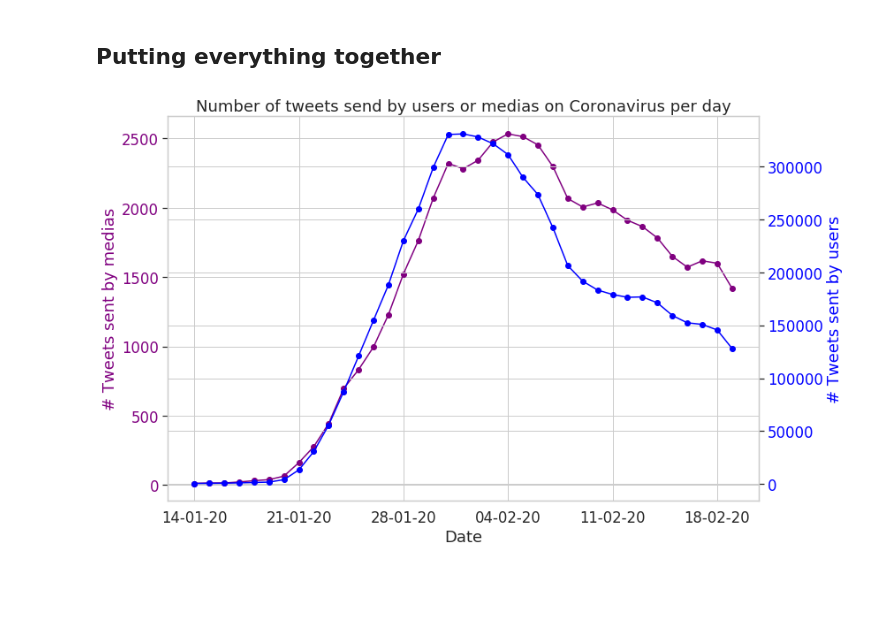
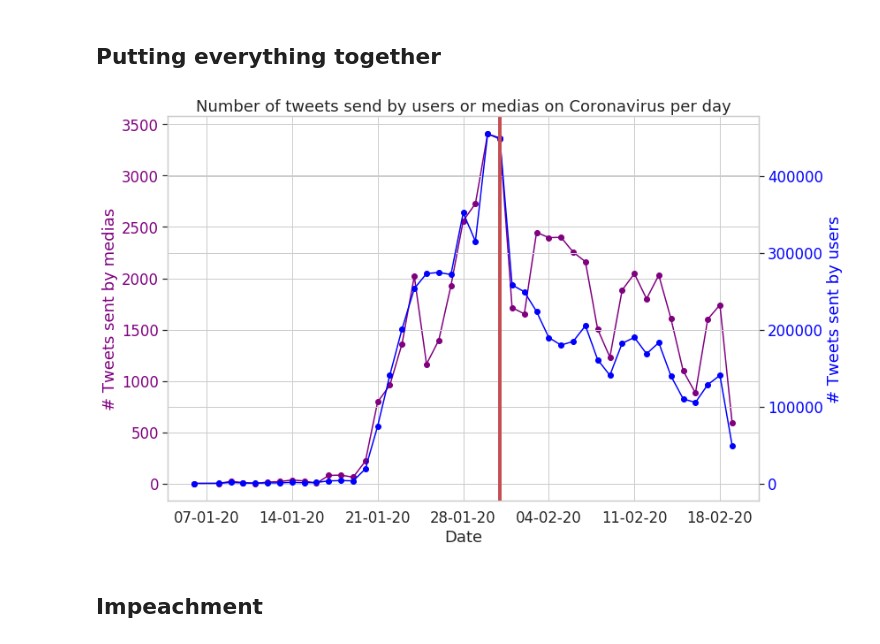
Before and after one commit to JRappaz/Panorama, a Jupyter notebook: notebooks/COVID.ipynb, the cells around one changed output. Drawn from its saved outputs; the diff is of its cells as text; code cells hidden in the pictures; blank space fills up the shorter version.

```diff
--- a/notebooks/COVID.ipynb
+++ b/notebooks/COVID.ipynb
@@ -153,33 +231,35 @@ merge = tweets_medias_per_day.merge(tweets_users_per_day, left_on='date', right_
 # %%
 merge = merge.sort_values(by=['date'])
 # Prettier plotting with seaborn
 sns.set(font_scale=1.5, style="whitegrid")
 
 fig, ax = plt.subplots(figsize=(12, 8))
 ax.plot(merge['date'],
-        merge['published_x'].rolling(window=8).mean(),
+        merge['published_x'].rolling(window=1).mean(),
         '-o',
         color='purple', label="medias")
 ax.set_ylabel('# Tweets sent by medias', color='purple')
 ax.tick_params(axis='y', labelcolor='purple')
 ax.set(xlabel="Date",
        title="Number of tweets send by users or medias on Coronavirus per day")
 
 ax2 = ax.twinx()
 ax2.plot(merge['date'],
-        merge['published_y'].rolling(window=8).mean(),
+        merge['published_y'].rolling(window=1).mean(),
         '-o',
         color='blue', label="users")
 ax2.set_ylabel('# Tweets sent by users', color='blue')
 ax2.tick_params(axis='y', labelcolor='blue')
-
+plt.axvline(linewidth=4, color='r', x="2020-01-31", label="Impeachment")
 # Format the x axis
 ax.xaxis.set_major_locator(mdates.WeekdayLocator(interval=2))
 ax.xaxis.set_major_formatter(DateFormatter("%d-%m-%y"))
 
 # Ensure ticks fall once every other week (interval=2)
 ax.xaxis.set_major_locator(mdates.WeekdayLocator(interval=1))
 #plt.legend()
 plt.show()
 # %% [output]
-[figure, old version]
+[figure, new version]
+# %% [markdown]
+## Impeachment
```
Also changed, not shown: parts of 15 cells of this notebook, 4 other files.
